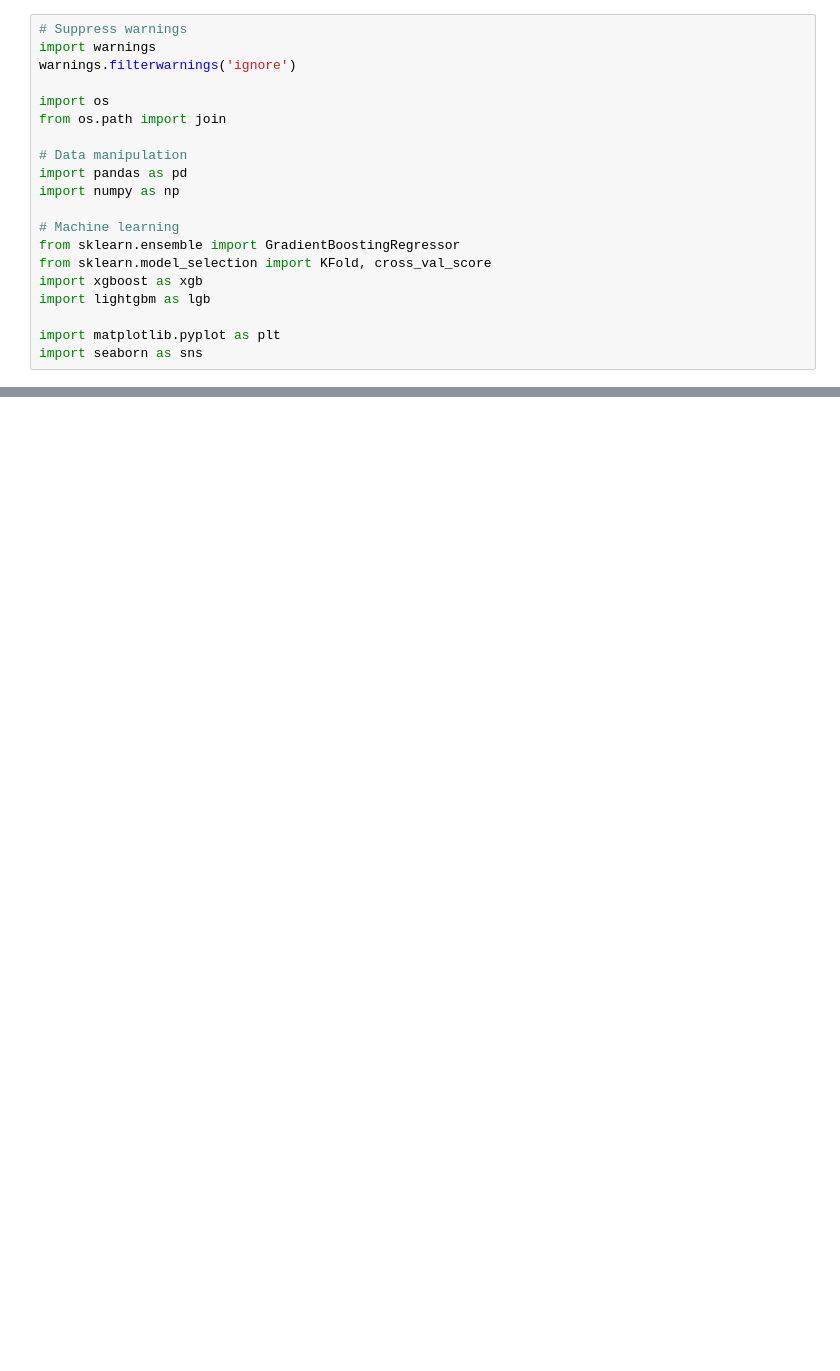
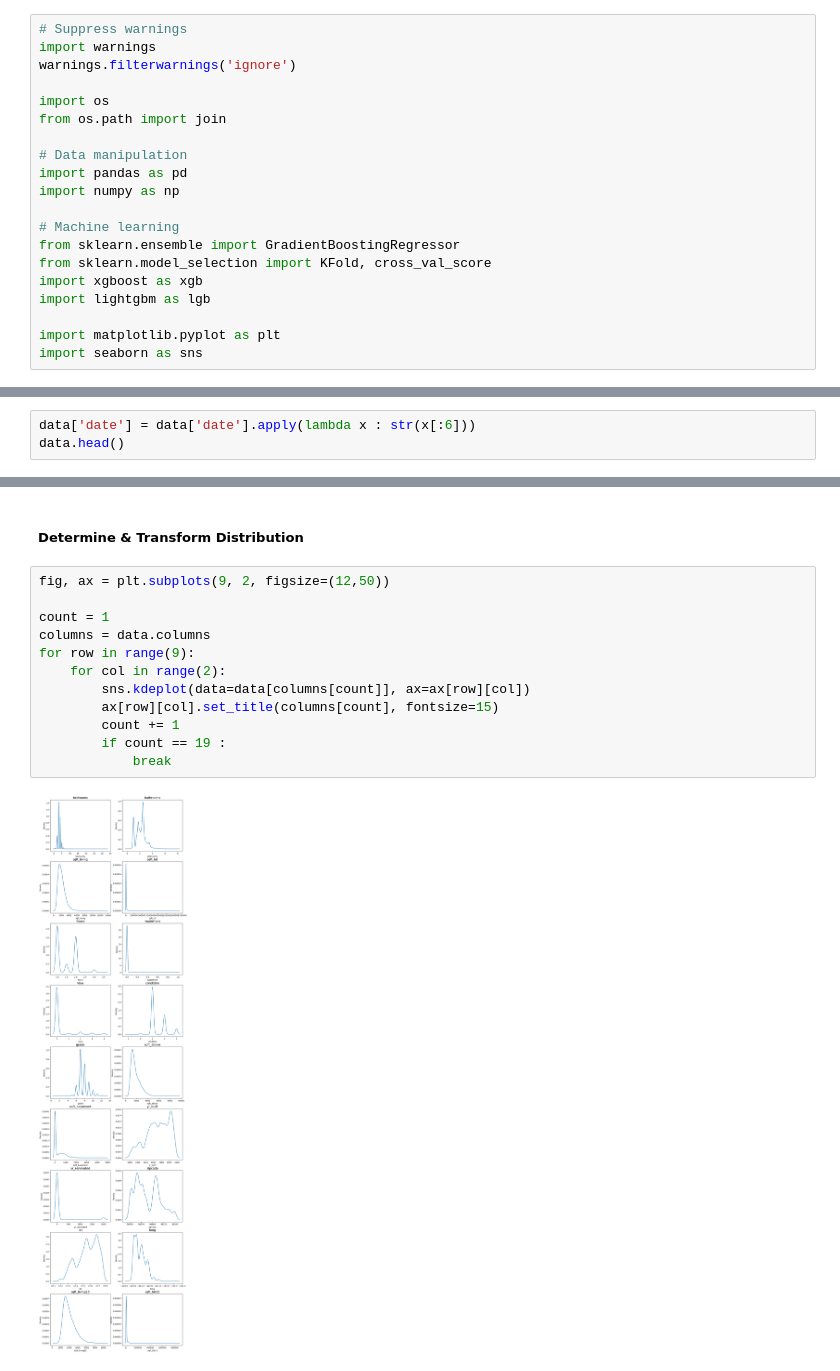
Before and after one commit to jylee2033/ML_KaKR, a Jupyter notebook: week1.ipynb, the cells around one changed output, grey strips where cells are left out. Drawn from its saved outputs; the diff is of its cells as text; blank space fills up the shorter version.

```diff
--- a/week1.ipynb
+++ b/week1.ipynb
@@ -262,0 +161,3 @@ test_preds.to_csv(os.path.join(output_dir, 'output.csv'), index=False)
+# %%
+data['date'] = data['date'].apply(lambda x : str(x[:6]))
+data.head()
@@ -262,0 +171,16 @@ test_preds.to_csv(os.path.join(output_dir, 'output.csv'), index=False)
+# %% [markdown]
+##### Determine & Transform Distribution
+# %%
+fig, ax = plt.subplots(9, 2, figsize=(12,50))
+
+count = 1
+columns = data.columns
+for row in range(9):
+    for col in range(2):
+        sns.kdeplot(data=data[columns[count]], ax=ax[row][col])
+        ax[row][col].set_title(columns[count], fontsize=15)
+        count += 1
+        if count == 19 :
+            break
+# %% [output]
+[figure, added]
```
Also changed, not shown: parts of 52 cells of this notebook.
